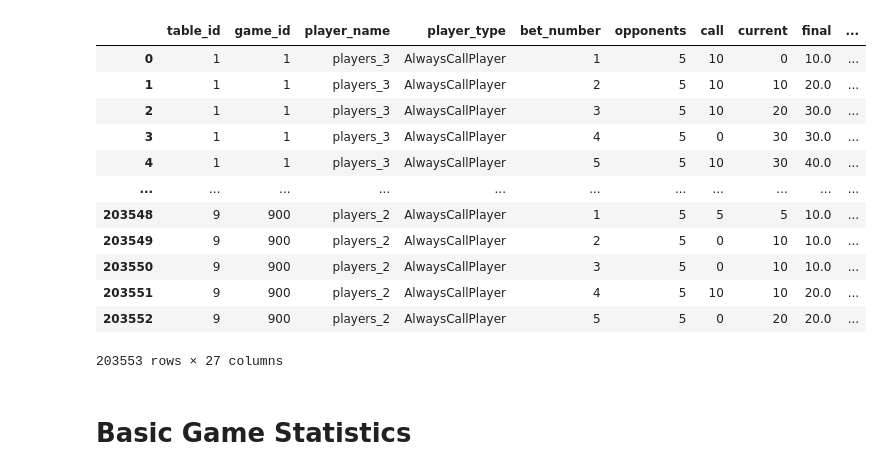
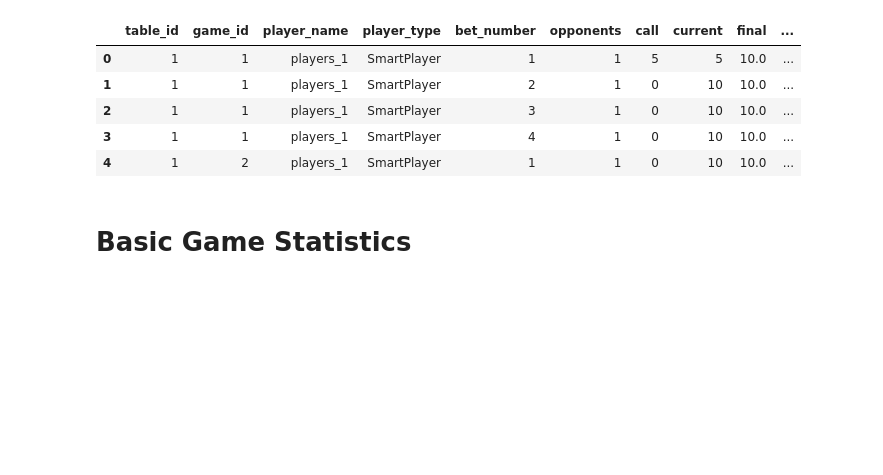
Before and after one commit to Silber8806/PokerPro, a Jupyter notebook: source_code/analysis/Poker Simulation Analysis.ipynb, the cells around one changed output. Drawn from its saved outputs; the diff is of its cells as text; code cells hidden in the pictures; blank space fills up the shorter version.

```diff
--- a/source_code/analysis/Poker Simulation Analysis.ipynb
+++ b/source_code/analysis/Poker Simulation Analysis.ipynb
@@ -7,6 +10,6 @@ from pathlib import Path
 # %%
 dir_path = Path(os.getcwd())
-data_dir = str(os.path.join(dir_path.parent,'data'))
+data_dir = str(os.path.join(dir_path,'data'))
 balance_files = glob.glob(data_dir + "/poker_balances*.csv")
 hands_files = glob.glob(data_dir + "/poker_hands*.csv")
 table_files = glob.glob(data_dir + "/poker_table_info*.csv")
@@ -87,19 +76,12 @@ games
 # %%
-hands
+hands.head(5)
 # %% [output]
 |  | table_id | game_id | player_name | player_type | bet_number | opponents | call | current | final | ... |
-| 0 | 1 | 1 | players_3 | AlwaysCallPlayer | 1 | 5 | 10 | 0 | 10.0 | ... |
-| 1 | 1 | 1 | players_3 | AlwaysCallPlayer | 2 | 5 | 10 | 10 | 20.0 | ... |
-| 2 | 1 | 1 | players_3 | AlwaysCallPlayer | 3 | 5 | 10 | 20 | 30.0 | ... |
-| 3 | 1 | 1 | players_3 | AlwaysCallPlayer | 4 | 5 | 0 | 30 | 30.0 | ... |
-| 4 | 1 | 1 | players_3 | AlwaysCallPlayer | 5 | 5 | 10 | 30 | 40.0 | ... |
-| ... | ... | ... | ... | ... | ... | ... | ... | ... | ... | ... |
-| 203548 | 9 | 900 | players_2 | AlwaysCallPlayer | 1 | 5 | 5 | 5 | 10.0 | ... |
-| 203549 | 9 | 900 | players_2 | AlwaysCallPlayer | 2 | 5 | 0 | 10 | 10.0 | ... |
-| 203550 | 9 | 900 | players_2 | AlwaysCallPlayer | 3 | 5 | 0 | 10 | 10.0 | ... |
-| 203551 | 9 | 900 | players_2 | AlwaysCallPlayer | 4 | 5 | 10 | 10 | 20.0 | ... |
-| 203552 | 9 | 900 | players_2 | AlwaysCallPlayer | 5 | 5 | 0 | 20 | 20.0 | ... |
+| 0 | 1 | 1 | players_1 | SmartPlayer | 1 | 1 | 5 | 5 | 10.0 | ... |
+| 1 | 1 | 1 | players_1 | SmartPlayer | 2 | 1 | 0 | 10 | 10.0 | ... |
+| 2 | 1 | 1 | players_1 | SmartPlayer | 3 | 1 | 0 | 10 | 10.0 | ... |
+| 3 | 1 | 1 | players_1 | SmartPlayer | 4 | 1 | 0 | 10 | 10.0 | ... |
+| 4 | 1 | 2 | players_1 | SmartPlayer | 1 | 1 | 0 | 10 | 10.0 | ... |
-203553 rows × 27 columns
 # %% [markdown]
 # Basic Game Statistics
 # %% [markdown]
```
Also changed, not shown: parts of 17 cells of this notebook, 1 other file.
